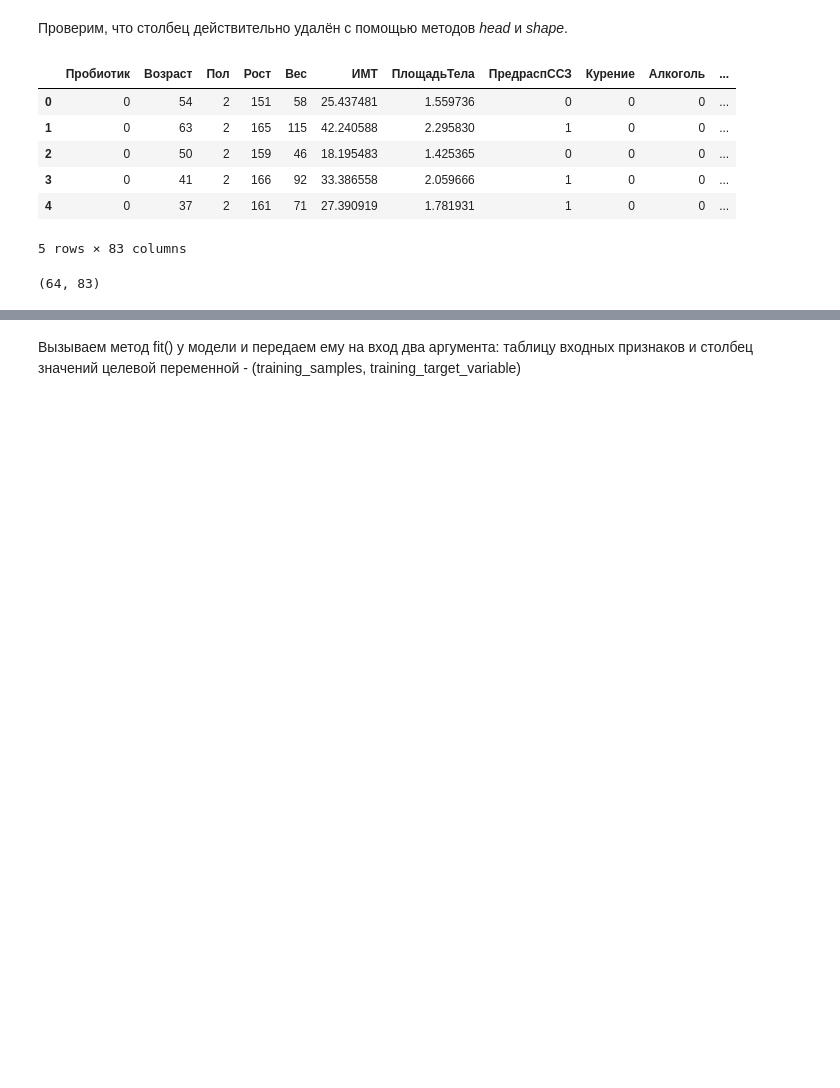
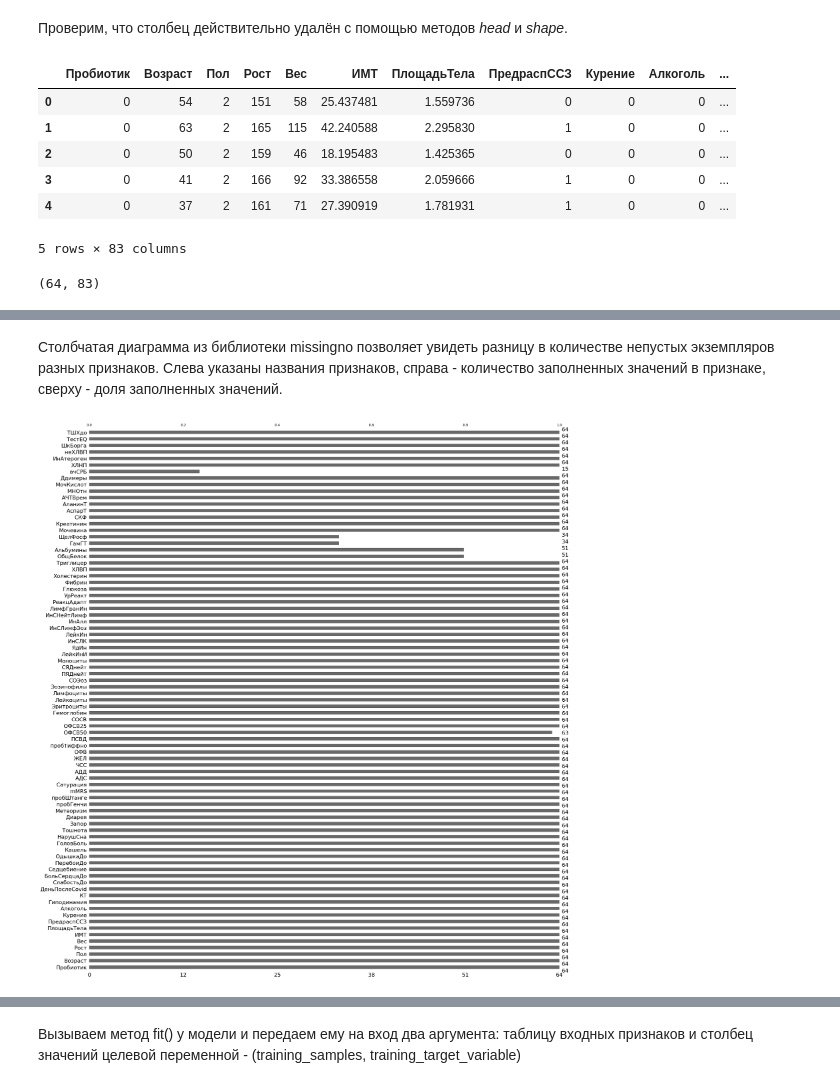
Before and after one commit to AlexBaunti/Prediction_AI, a Jupyter notebook: RandomTreeMethod.ipynb, the cells around one changed output, grey strips where cells are left out. Cells and saved outputs as stored; diff of their text form; code cells hidden in the pictures; blank space fills up the shorter version.

```diff
--- a/RandomTreeMethod.ipynb
+++ b/RandomTreeMethod.ipynb
@@ -9,6 +11,9 @@ import warnings
 warnings.simplefilter(action='ignore', category=FutureWarning)
 import numpy as np # обращение сокращенно np
 import pandas as pd # обращение сокращенно pd
+import missingno as msno # обращение сокращенно msno
+import seaborn as sns # обращение сокращенно sns
+sns.set_style("whitegrid")
 import matplotlib.pyplot as plt # обращение сокращенно plt
 %matplotlib inline
 from sklearn import linear_model, ensemble # алгоритмы sklearn
@@ -84,3 +59,5 @@ target_variable_name = 'ТШХпосле'
+# %%
+target_variable = 'Class15'
 # %% [markdown]
 Теперь выделим в отдельную переменную training_target_variable весь столбец со значениями целевой переменной.
 # %%
@@ -104,5 +67,5 @@ Name: ТШХпосле, Length: 64, dtype: int64
 # %%
-training_samples = training_data.drop(target_variable_name, axis=1)
+training_samples = training_data.drop(target_variable, axis=1)
 # %% [markdown]
 Проверим, что столбец действительно удалён с помощью методов *head* и *shape*.
 # %%
@@ -131,0 +157,6 @@ training_samples.shape
+# %% [markdown]
+Столбчатая диаграмма из библиотеки missingno позволяет увидеть разницу в количестве непустых экземпляров разных признаков. Слева указаны названия признаков, справа - количество заполненных значений в признаке, сверху - доля заполненных значений.
+# %%
+msno.bar(training_samples);
+# %% [output]
+[figure, added]
```
Also changed, not shown: parts of 35 cells of this notebook.
